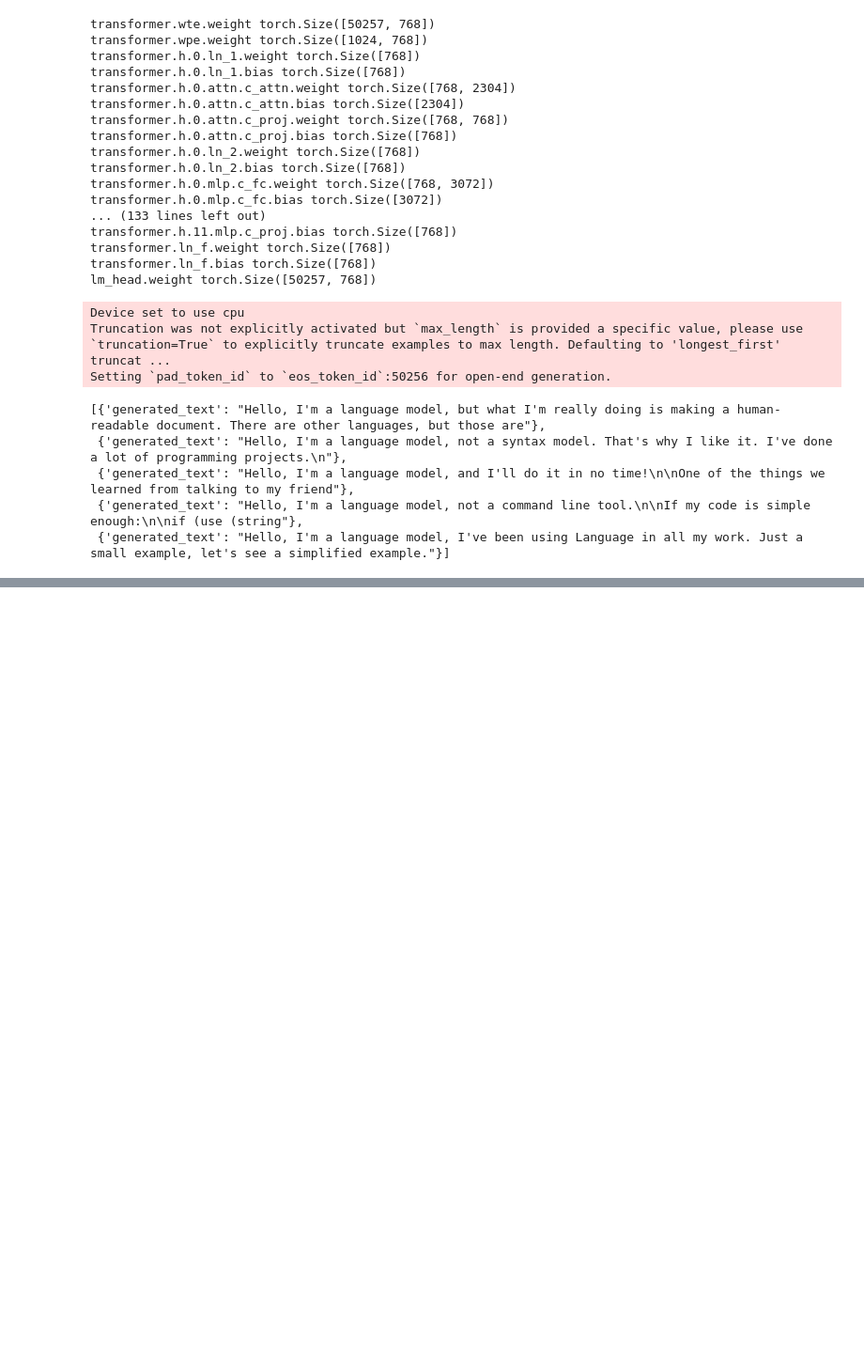
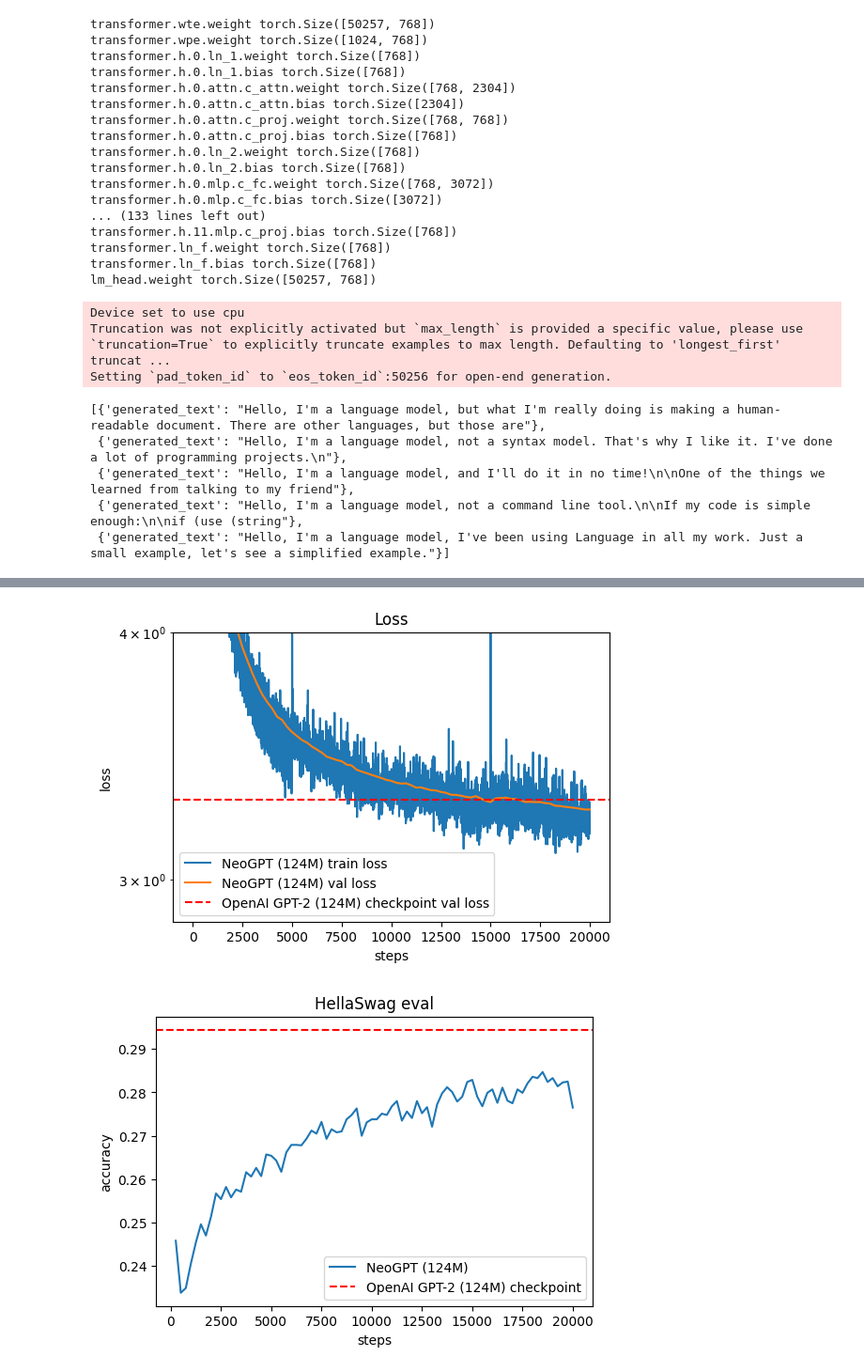
Before and after one commit to naapeli/NeoGPT, a Jupyter notebook: testing.ipynb, the cells around one changed output, grey strips where cells are left out. Shown: that part at 94% size. Cells and saved outputs as stored; diff of their text form; code cells hidden in the pictures; blank space fills up the shorter version.

Commit message:
Training the model is finished and made a few plots about the training process.

```diff
--- a/testing.ipynb
+++ b/testing.ipynb
@@ -84,0 +144,59 @@ for i in range(num_return_sequences):
+# %%
+import numpy as np
+import matplotlib.pyplot as plt
+
+sz = "124M"
+
+loss_baseline = {
+    "124M": 3.2924,
+}[sz]
+hella2_baseline = { # HellaSwag for GPT-2
+    "124M": 0.294463,
+    "350M": 0.375224,
+    "774M": 0.431986,
+    "1558M": 0.488946,
+}[sz]
+
+with open("log/log.txt", "r") as f:
+    lines = f.readlines()
+
+streams = {}
+for line in lines:
+    step, stream, val = line.strip().split()
+    if stream not in streams:
+        streams[stream] = {}
+    streams[stream][int(step)] = float(val)
+
+streams_xy = {}
+for k, v in streams.items():
+    xy = sorted(list(v.items()))
+    streams_xy[k] = list(zip(*xy))
+
+
+plt.figure(figsize=(6, 4))
+xs, ys = streams_xy["train"]
+ys = np.array(ys)
+plt.plot(xs, ys, label=f'NeoGPT ({sz}) train loss')
+print("Min Train Loss:", min(ys))
+xs, ys = streams_xy["val"]
+plt.plot(xs, ys, label=f'NeoGPT ({sz}) val loss')
+plt.axhline(y=loss_baseline, color='r', linestyle='--', label=f"OpenAI GPT-2 ({sz}) checkpoint val loss")
+plt.xlabel("steps")
+plt.ylabel("loss")
+plt.yscale('log')
+plt.ylim(top=4.0)
+plt.legend()
+plt.title("Loss")
+print("Min Validation Loss:", min(ys))
+
+plt.figure(figsize=(6, 4))
+xs, ys = streams_xy["hella"]
+ys = np.array(ys)
+plt.plot(xs, ys, label=f"NeoGPT ({sz})")
+plt.axhline(y=hella2_baseline, color='r', linestyle='--', label=f"OpenAI GPT-2 ({sz}) checkpoint")
+plt.xlabel("steps")
+plt.ylabel("accuracy")
+plt.legend()
+plt.title("HellaSwag eval")
+print("Max Hellaswag eval:", max(ys))
+# %% [output]
@@ -84,0 +206,2 @@ for i in range(num_return_sequences):
+[figure, added]
+[figure, added]
```
Also changed, not shown: parts of 4 cells of this notebook, 7 other files.
